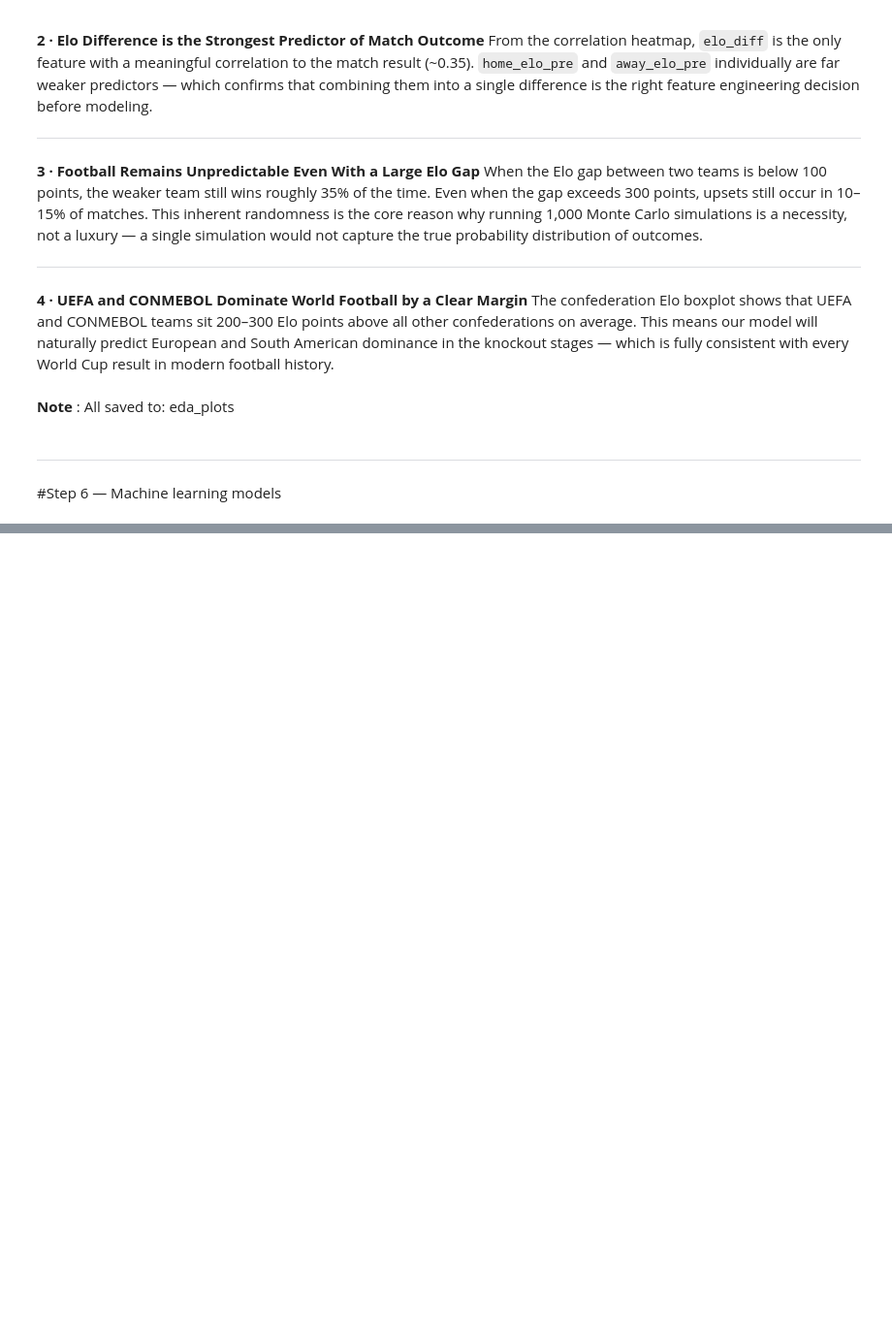
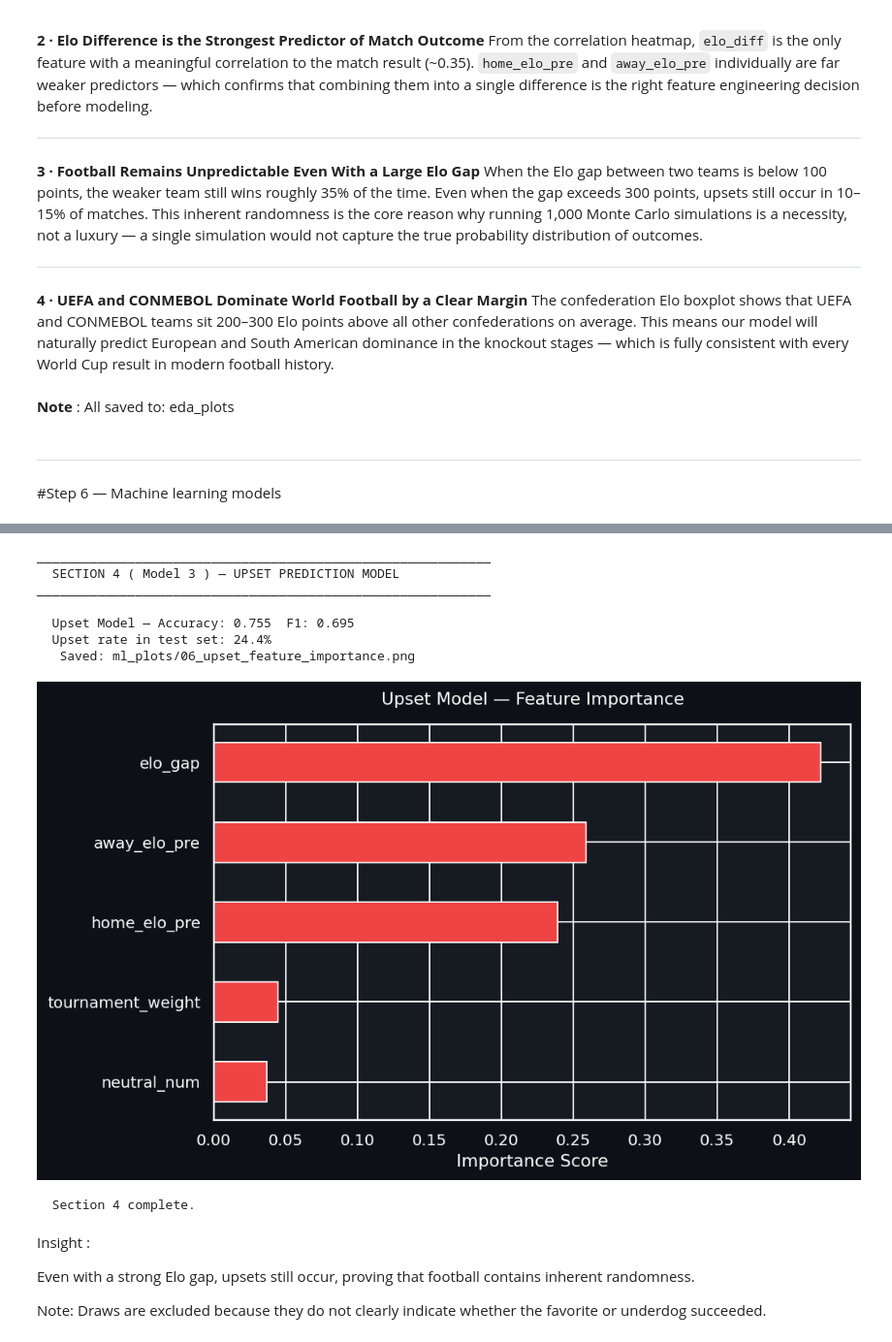
Before and after one commit to EngMohamed-op/supervised-and-unsupervised-project, a Jupyter notebook: WorldCup2026Prediction.ipynb, the cells around one changed output, grey strips where cells are left out. Shown at 97% size. Drawn from its saved outputs; the diff is of its cells as text; code cells hidden in the pictures; blank space fills up the shorter version.

```diff
--- a/WorldCup2026Prediction.ipynb
+++ b/WorldCup2026Prediction.ipynb
@@ -1278,0 +1708,70 @@ The confederation Elo boxplot shows that UEFA and CONMEBOL teams sit 200–300 E
+# %%
+# SECTION 4 — UPSET PREDICTION MODEL ( Model 3 )
+
+
+print("_" * 60)
+print("  SECTION 4 ( Model 3 ) — UPSET PREDICTION MODEL")
+print("_" * 60)
+
+#separate binary model for upsets , answers the EDA question "can we predict WHEN the underdog wins?"
+
+df['elo_gap']     = df['elo_diff'].abs()
+df['favorite_won'] = (
+    ((df['elo_diff'] > 0) & (df['result'] == 2)) |
+    ((df['elo_diff'] < 0) & (df['result'] == 0))
+)
+#upset = 1 when underdog wins, 0 otherwise
+df['is_upset'] = (~df['favorite_won']).astype(int)
+#exclude draws (ambiguous — neither team is the favorite winner)
+df_upset = df[df['result'] != 1].copy()
+
+UPSET_FEATURES = ['elo_gap', 'home_elo_pre', 'away_elo_pre',
+                  'neutral_num', 'tournament_weight']
+train_u = df_upset[df_upset['date'] < SPLIT_DATE]
+test_u  = df_upset[df_upset['date'] >= SPLIT_DATE]
+
+X_tu = train_u[UPSET_FEATURES]; y_tu = train_u['is_upset']
+X_vu = test_u[UPSET_FEATURES];  y_vu = test_u['is_upset']
+
+upset_model = GradientBoostingClassifier(
+    n_estimators=200, max_depth=4,
+    learning_rate=0.05, random_state=42
+)
+upset_model.fit(X_tu, y_tu)
+y_pred_u = upset_model.predict(X_vu)
+
+acc_u = accuracy_score(y_vu, y_pred_u)
+f1_u  = f1_score(y_vu, y_pred_u, average='weighted')
+print(f"\n  Upset Model — Accuracy: {acc_u:.3f}  F1: {f1_u:.3f}")
+print(f"  Upset rate in test set: {y_vu.mean():.1%}")
+
+#Feature importance
+imp_u = pd.DataFrame({'Feature':    UPSET_FEATURES,
+                       'Importance': upset_model.feature_importances_}
+                     ).sort_values('Importance', ascending=True)
+
+fig, ax = plt.subplots(figsize=(8, 5))
+ax.barh(imp_u['Feature'], imp_u['Importance'],
+        color=C_DANGER, edgecolor='white', height=0.5)
+ax.set_title('Upset Model — Feature Importance', pad=14)
+ax.set_xlabel('Importance Score')
+save_ml_fig("06_upset_feature_importance")
+plt.show()
+print("\n  Section 4 complete.\n")
+# %% [output]
+____________________________________________________________
+  SECTION 4 ( Model 3 ) — UPSET PREDICTION MODEL
+____________________________________________________________
+
+  Upset Model — Accuracy: 0.755  F1: 0.695
+  Upset rate in test set: 24.4%
+   Saved: ml_plots/06_upset_feature_importance.png
+[figure, added]
+  Section 4 complete.
+# %% [markdown]
+Insight :
+
+Even with a strong Elo gap, upsets still occur, proving that football contains inherent randomness.
+
+Note:
+Draws are excluded because they do not clearly indicate whether the favorite or underdog succeeded.
```
Also changed, not shown: parts of 19 cells of this notebook.
